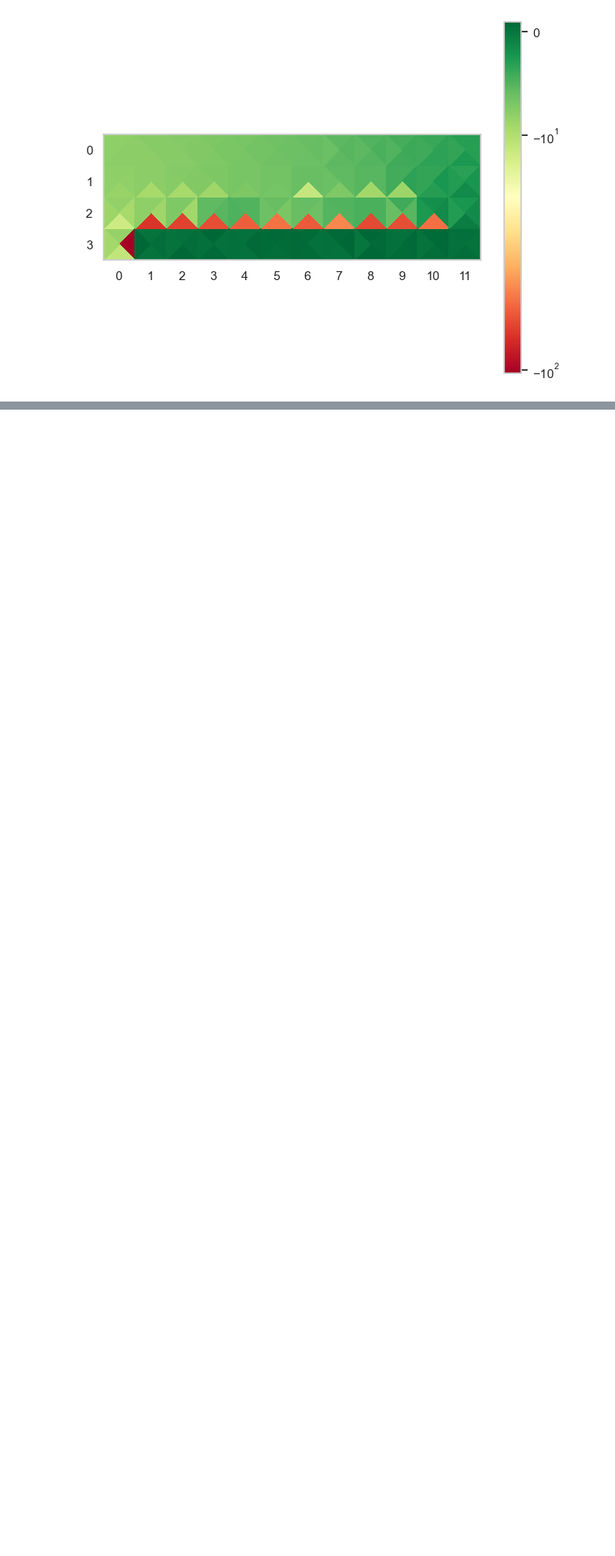
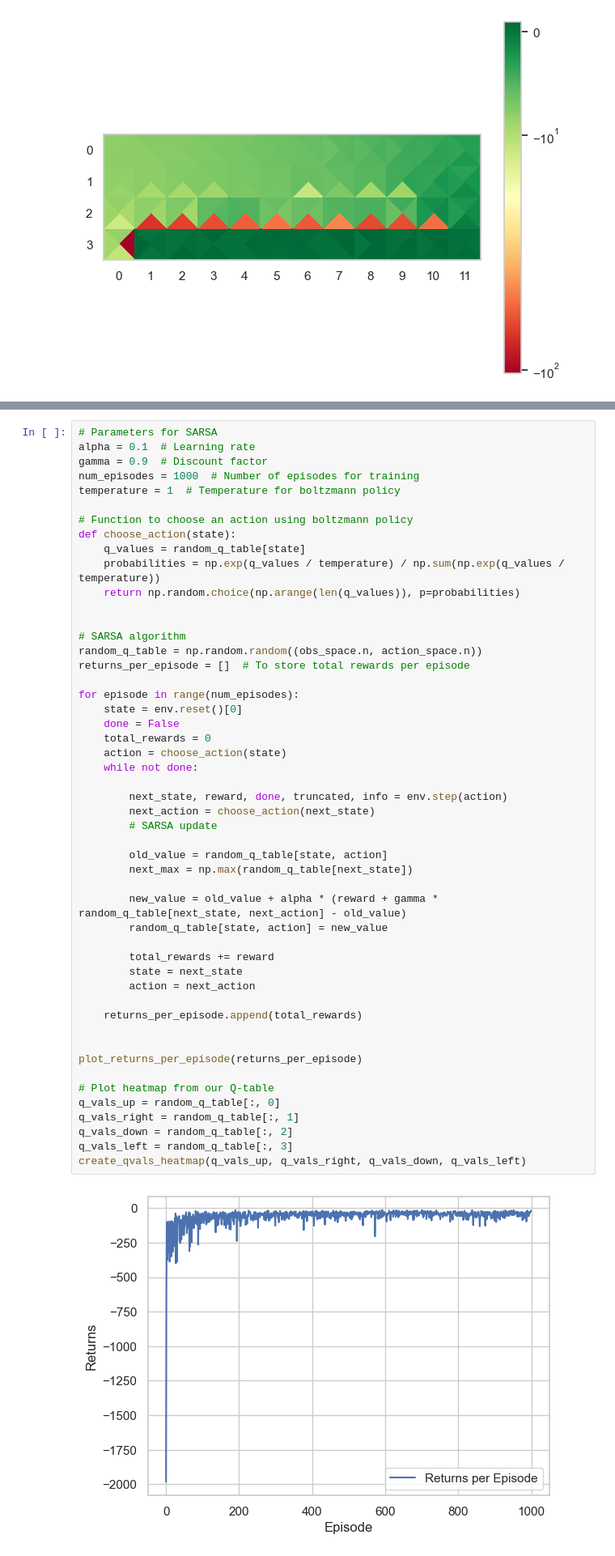
Before and after one commit to gardan4/RL-learning-goals, a Jupyter notebook: KEN4157_Reinforcement_Learning_Cliff_Walking.ipynb, the cells around one changed output, grey strips where cells are left out. Shown at 81% size. Saved outputs shown, nothing was run; the diff lists cells and outputs as text; blank space fills up the shorter version.

```diff
--- a/KEN4157_Reinforcement_Learning_Cliff_Walking.ipynb
+++ b/KEN4157_Reinforcement_Learning_Cliff_Walking.ipynb
@@ -260,0 +263,52 @@ create_qvals_heatmap(q_vals_up, q_vals_right, q_vals_down, q_vals_left)
+# %%
+# Parameters for SARSA
+alpha = 0.1  # Learning rate
+gamma = 0.9  # Discount factor
+num_episodes = 1000  # Number of episodes for training
+temperature = 1  # Temperature for boltzmann policy
+
+# Function to choose an action using boltzmann policy
+def choose_action(state):
+    q_values = random_q_table[state]
+    probabilities = np.exp(q_values / temperature) / np.sum(np.exp(q_values / temperature))
+    return np.random.choice(np.arange(len(q_values)), p=probabilities)
+
+
+# SARSA algorithm
+random_q_table = np.random.random((obs_space.n, action_space.n))
+returns_per_episode = []  # To store total rewards per episode
+
+for episode in range(num_episodes):
+    state = env.reset()[0]
+    done = False
+    total_rewards = 0
+    action = choose_action(state)
+    while not done:
+
+        next_state, reward, done, truncated, info = env.step(action)
+        next_action = choose_action(next_state)
+        # SARSA update
+
+        old_value = random_q_table[state, action]
+        next_max = np.max(random_q_table[next_state])
+
+        new_value = old_value + alpha * (reward + gamma * random_q_table[next_state, next_action] - old_value)
+        random_q_table[state, action] = new_value
+
+        total_rewards += reward
+        state = next_state
+        action = next_action
+
+    returns_per_episode.append(total_rewards)
+
+
+plot_returns_per_episode(returns_per_episode)
+
+# Plot heatmap from our Q-table
+q_vals_up = random_q_table[:, 0]
+q_vals_right = random_q_table[:, 1]
+q_vals_down = random_q_table[:, 2]
+q_vals_left = random_q_table[:, 3]
+create_qvals_heatmap(q_vals_up, q_vals_right, q_vals_down, q_vals_left)
+# %% [output]
+[figure, added]
```
Also changed, not shown: parts of 3 cells of this notebook.
